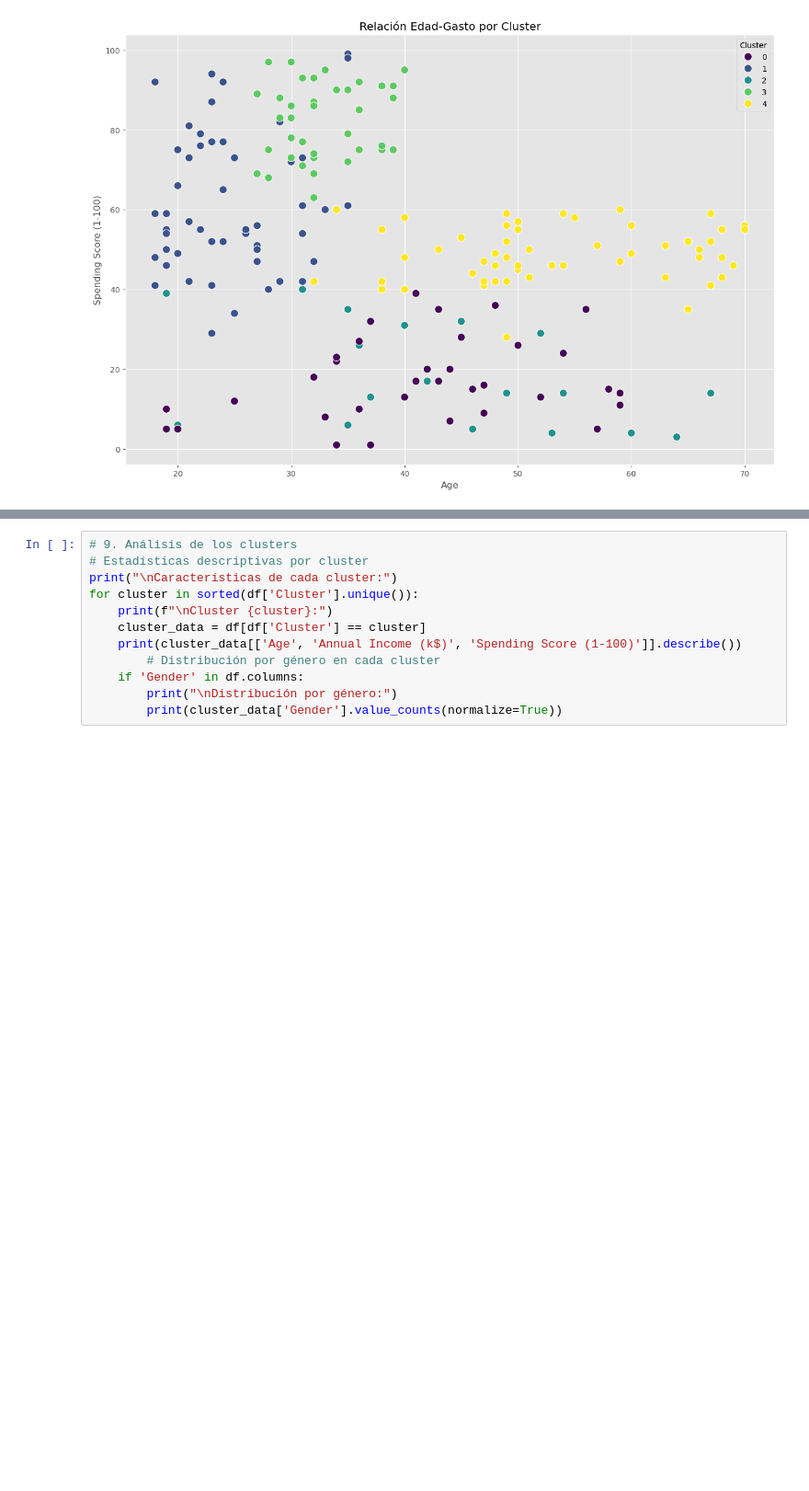
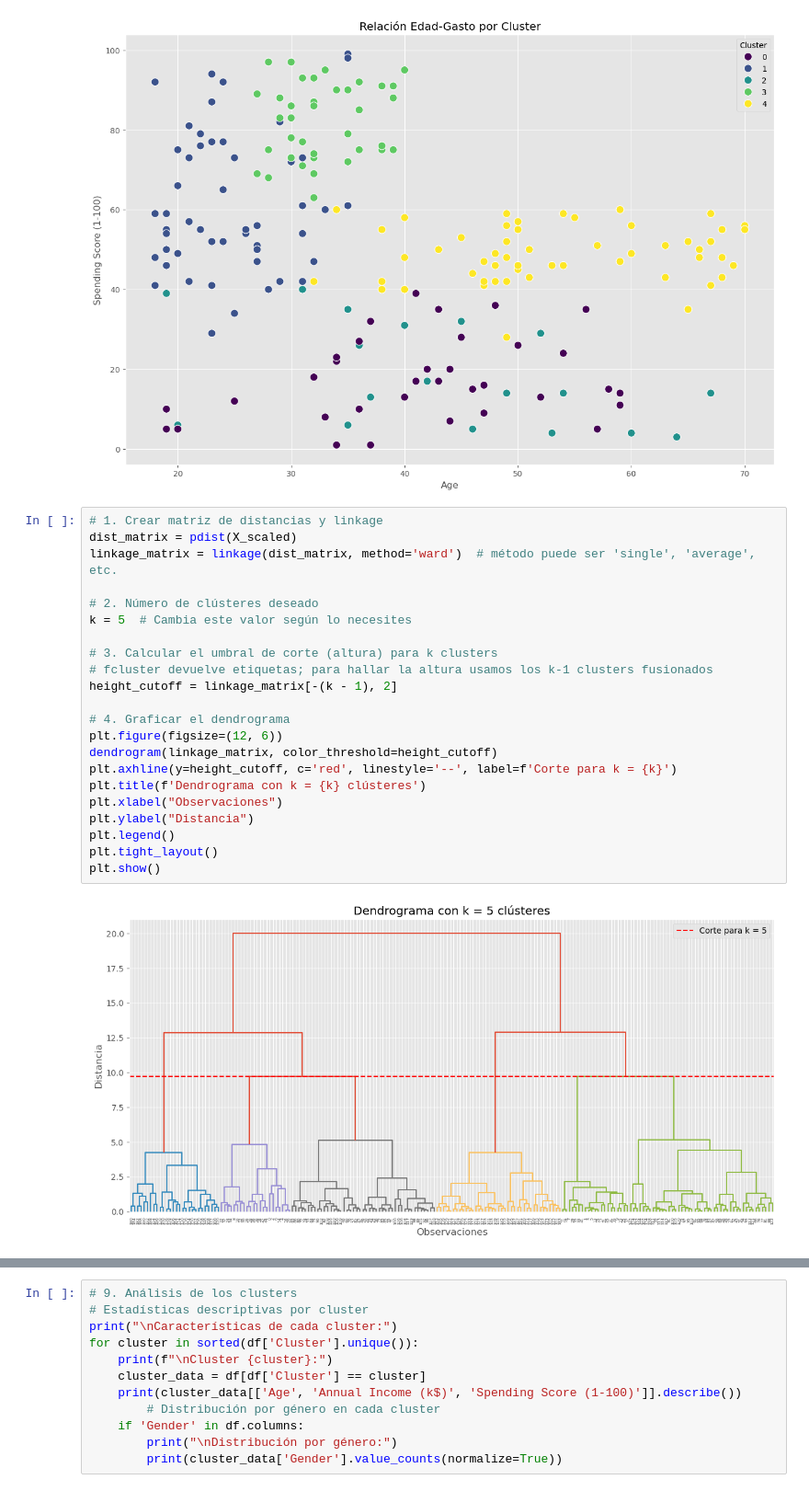
Before and after one commit to Statistical507/Mejor-clase-de-cl-ster, a Jupyter notebook: Code.ipynb, the cells around one changed output, grey strips where cells are left out. Shown at 92% size. Saved outputs shown, nothing was run; the diff lists cells and outputs as text; blank space fills up the shorter version.

```diff
--- a/Code.ipynb
+++ b/Code.ipynb
@@ -255,3 +334,27 @@ plt.show()
 [figure]
 [figure]
 [figure]
+# %%
+# 1. Crear matriz de distancias y linkage
+dist_matrix = pdist(X_scaled)
+linkage_matrix = linkage(dist_matrix, method='ward')  # método puede ser 'single', 'average', etc.
+
+# 2. Número de clústeres deseado
+k = 5  # Cambia este valor según lo necesites
+
+# 3. Calcular el umbral de corte (altura) para k clusters
+# fcluster devuelve etiquetas; para hallar la altura usamos los k-1 clusters fusionados
+height_cutoff = linkage_matrix[-(k - 1), 2]
+
+# 4. Graficar el dendrograma
+plt.figure(figsize=(12, 6))
+dendrogram(linkage_matrix, color_threshold=height_cutoff)
+plt.axhline(y=height_cutoff, c='red', linestyle='--', label=f'Corte para k = {k}')
+plt.title(f'Dendrograma con k = {k} clústeres')
+plt.xlabel("Observaciones")
+plt.ylabel("Distancia")
+plt.legend()
+plt.tight_layout()
+plt.show()
+# %% [output]
+[figure, added]
```
Also changed, not shown: parts of 4 cells of this notebook.
